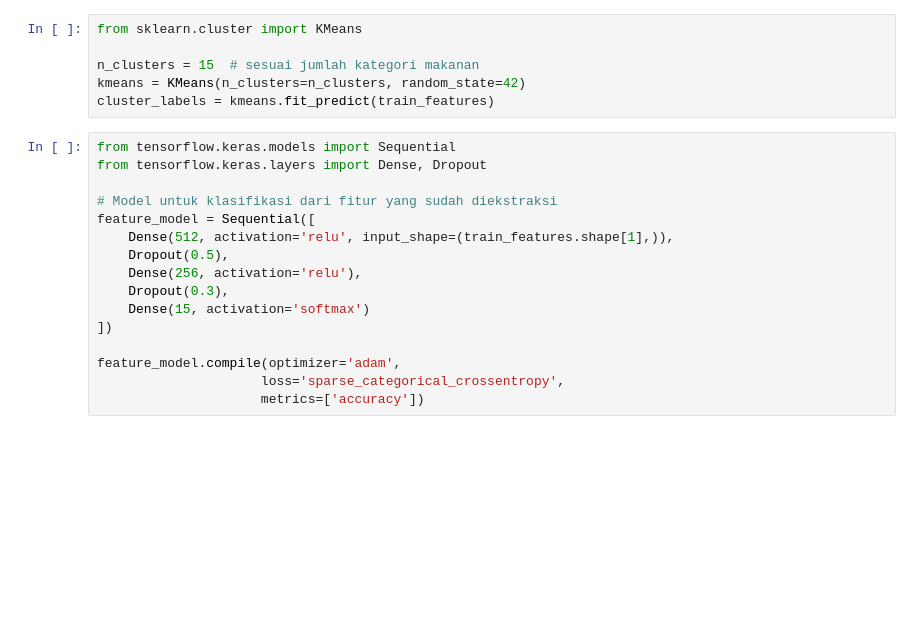
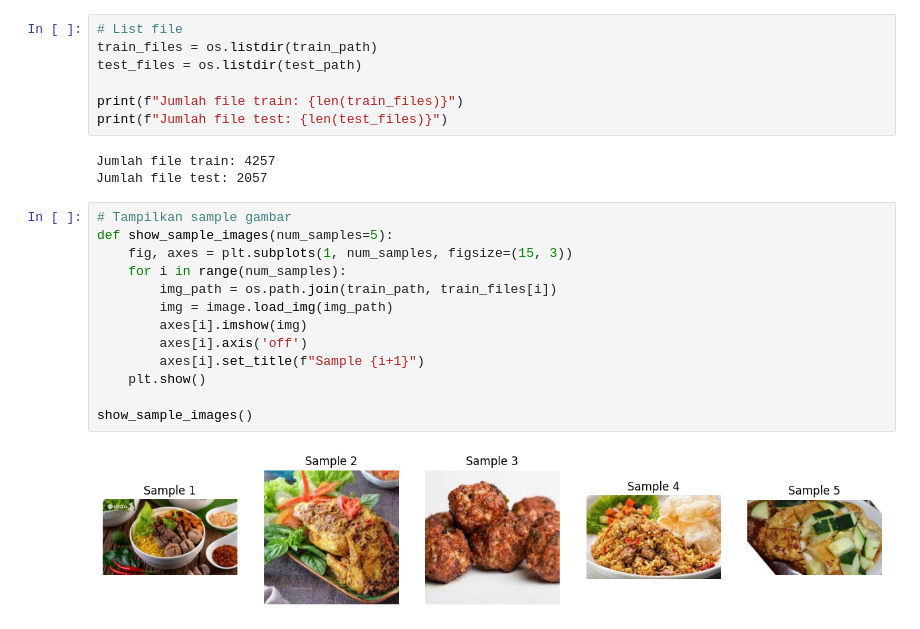
Before and after one commit to RexxS8/ACTION2025-DataMining-The3Ace, a Jupyter notebook: test-andri.ipynb, the cells around one changed output. Saved outputs shown, nothing was run; the diff lists cells and outputs as text; blank space fills up the shorter version.

Commit message:
andri test model

```diff
--- a/test-andri.ipynb
+++ b/test-andri.ipynb
@@ -57,23 +24,26 @@ train_features = np.array(train_features)
 # %%
-from sklearn.cluster import KMeans
+# List file
+train_files = os.listdir(train_path)
+test_files = os.listdir(test_path)
 
-n_clusters = 15  # sesuai jumlah kategori makanan
-kmeans = KMeans(n_clusters=n_clusters, random_state=42)
-cluster_labels = kmeans.fit_predict(train_features)
+print(f"Jumlah file train: {len(train_files)}")
+print(f"Jumlah file test: {len(test_files)}")
+# %% [output]
+Jumlah file train: 4257
+Jumlah file test: 2057
 # %%
-from tensorflow.keras.models import Sequential
-from tensorflow.keras.layers import Dense, Dropout
+# Tampilkan sample gambar
+def show_sample_images(num_samples=5):
+    fig, axes = plt.subplots(1, num_samples, figsize=(15, 3))
+    for i in range(num_samples):
+        img_path = os.path.join(train_path, train_files[i])
+        img = image.load_img(img_path)
+        axes[i].imshow(img)
+        axes[i].axis('off')
+        axes[i].set_title(f"Sample {i+1}")
+    plt.show()
 
-# Model untuk klasifikasi dari fitur yang sudah diekstraksi
-feature_model = Sequential([
-    Dense(512, activation='relu', input_shape=(train_features.shape[1],)),
-    Dropout(0.5),
-    Dense(256, activation='relu'),
-    Dropout(0.3),
-    Dense(15, activation='softmax')
-])
-
-feature_model.compile(optimizer='adam',
-                     loss='sparse_categorical_crossentropy',
-                     metrics=['accuracy'])
+show_sample_images()
+# %% [output]
+[figure, added]
 # %%
```
Also changed, not shown: parts of 17 cells of this notebook, 5 other files.
